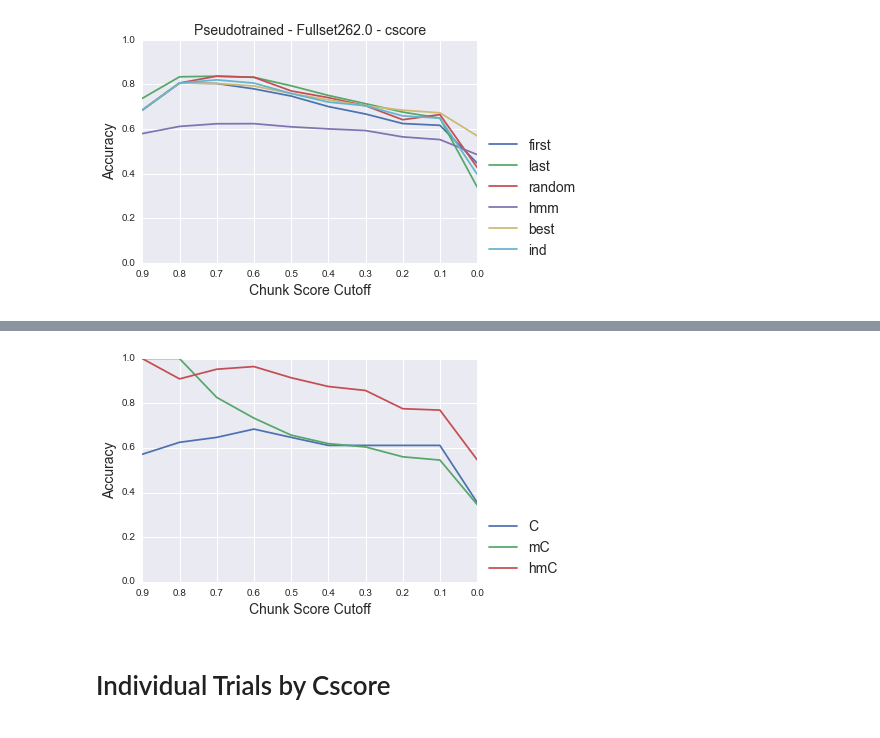
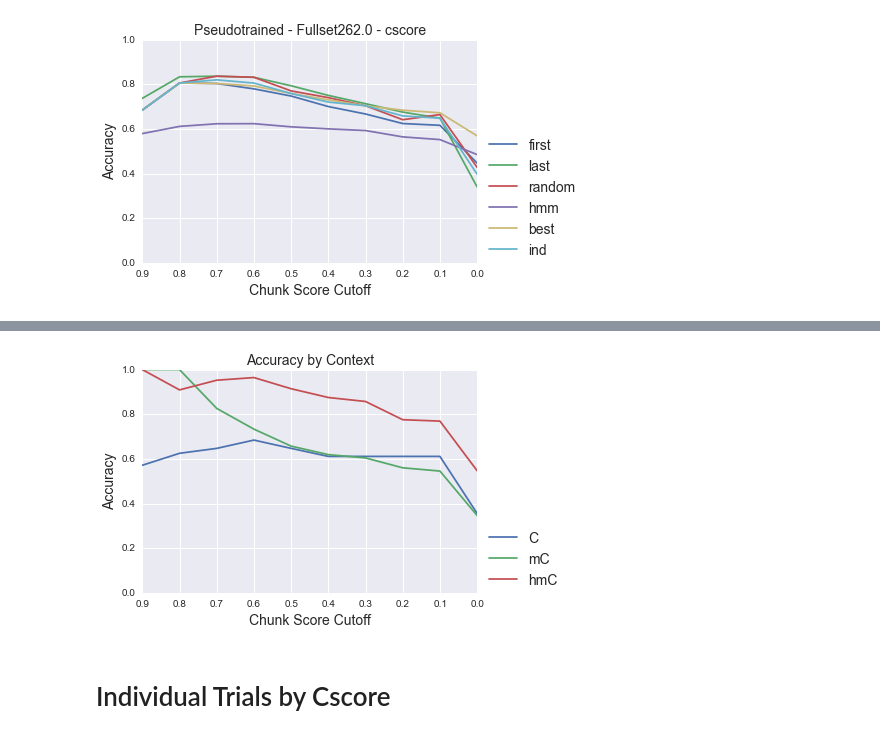
Before and after one commit to jvivian/Helicase-Reread-Project, a Jupyter notebook: Scripts/Results Plotting.ipynb, the cells around one changed output, grey strips where cells are left out. Saved outputs shown, nothing was run; the diff lists cells and outputs as text; code cells hidden in the pictures.

Commit message:
gitignore update and figure added to results

```diff
--- a/Scripts/Results Plotting.ipynb
+++ b/Scripts/Results Plotting.ipynb
@@ -66,23 +68,23 @@ accuracy_by_filter_score( pseudo_fullset )
 # %%
 C = [ 8.0/14, 10.0/16, 11.0/17, 13.0/19, 11.0/17, 11.0/18, 11.0/18, 11.0/18, 11.0/18, 16.0/45]
 mC = [ 3.0/3, 9.0/9, 19.0/23, 22.0/30, 23.0/35, 26.0/42, 29.0/48, 28.0/50, 30.0/55, 53.0/153 ]
 hmC = [ 2.0/2, 10.0/11, 20.0/21, 27.0/28, 32.0/35, 35.0/40, 36.0/42, 38.0/49, 40.0/52, 35.0/64]
 
 x = [ 0.9, 0.8, 0.7, 0.6, 0.5, 0.4, 0.3, 0.2, 0.1, 0.0 ]
 
 plt.plot( x, C, label='C' )
 plt.plot( x, mC, label='mC' )
 plt.plot( x, hmC, label='hmC' )
 
-
+plt.title( 'Accuracy by Context', fontsize=14 )
 plt.xlabel( 'Chunk Score Cutoff', fontsize=14 )
 plt.ylabel( 'Accuracy', fontsize=14 )
 plt.ylim( [0,1.0] )
 plt.legend(loc='lower left', bbox_to_anchor=(1.02, 0), borderaxespad=0, fontsize=14)
 plt.gca().invert_xaxis()
 plt.show()
 # %% [output]
-[figure, old version]
+[figure, new version]
 # %% [markdown]
 # Individual Trials by Cscore
 # %%
```
Also changed, not shown: parts of 1 cell of this notebook, 1 other file.
